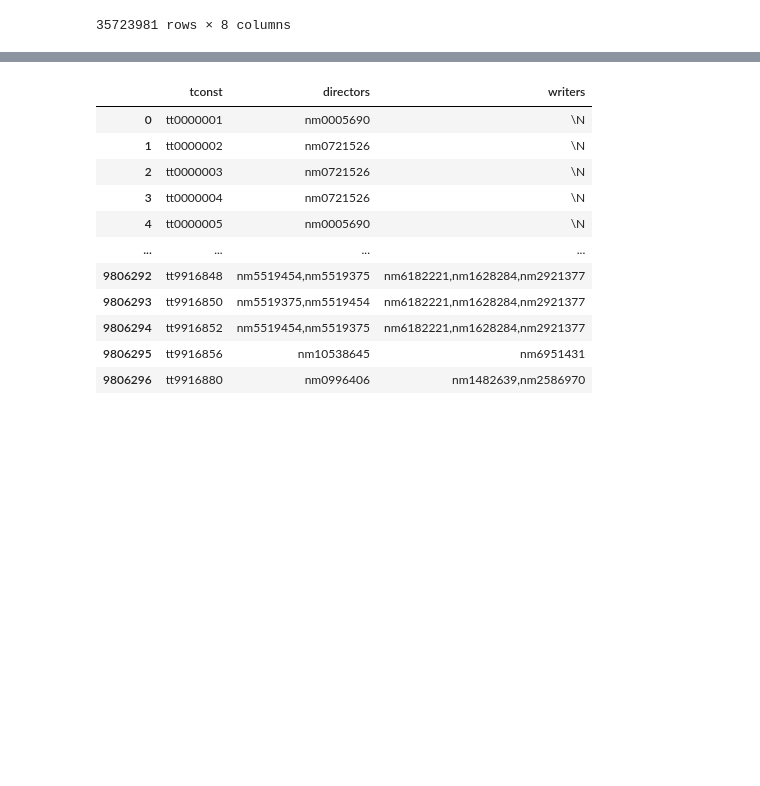
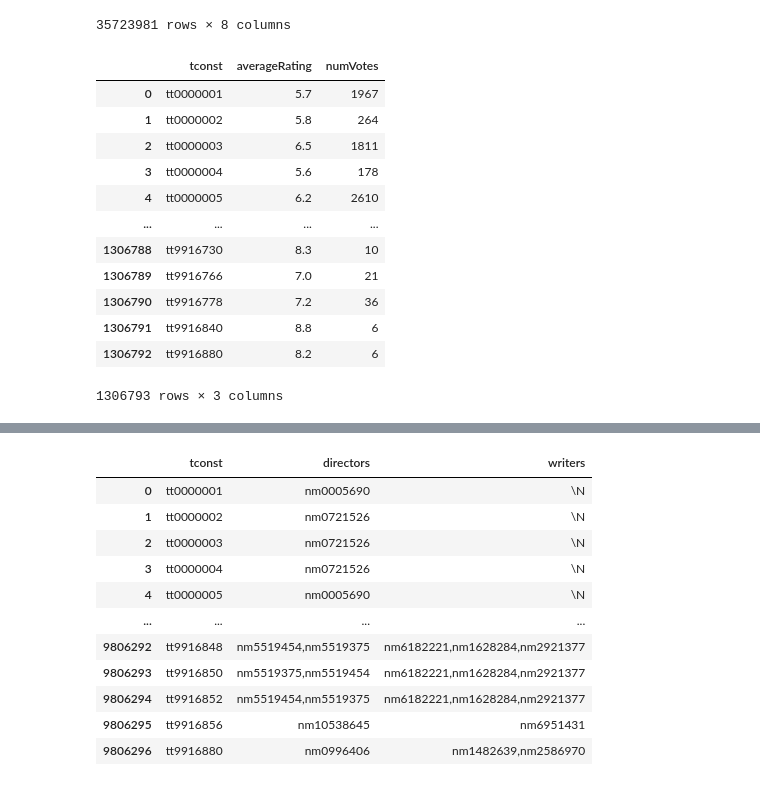
Before and after one commit to RuiVelho/My-movie-review-prediction, a Jupyter notebook: Discover.ipynb, the cells around one changed output, grey strips where cells are left out. Saved outputs shown, nothing was run; the diff lists cells and outputs as text; code cells hidden in the pictures; blank space fills up the shorter version.

```diff
--- a/Discover.ipynb
+++ b/Discover.ipynb
@@ -56,6 +43,24 @@ title_df
 | 35723979 | tt9916856 | 1 | The Wind | DE | \N | imdbDisplay | \N | 0 |
 | 35723980 | tt9916856 | 2 | The Wind | \N | \N | original | \N | 1 |
 35723981 rows × 8 columns
+# %%
+link7='https://datasets.imdbws.com/title.ratings.tsv.gz'      #check
+title_df7=pd.read_csv(link7, sep="\t", compression='gzip')
+title_df7
+# %% [output]
+|  | tconst | averageRating | numVotes |
+| 0 | tt0000001 | 5.7 | 1967 |
+| 1 | tt0000002 | 5.8 | 264 |
+| 2 | tt0000003 | 6.5 | 1811 |
+| 3 | tt0000004 | 5.6 | 178 |
+| 4 | tt0000005 | 6.2 | 2610 |
+| ... | ... | ... | ... |
+| 1306788 | tt9916730 | 8.3 | 10 |
+| 1306789 | tt9916766 | 7.0 | 21 |
+| 1306790 | tt9916778 | 7.2 | 36 |
+| 1306791 | tt9916840 | 8.8 | 6 |
+| 1306792 | tt9916880 | 8.2 | 6 |
+1306793 rows × 3 columns
 # %%
 link3='https://datasets.imdbws.com/title.basics.tsv.gz'    #Check
 title_df3=pd.read_csv(link3, sep="\t", compression='gzip')
```
Also changed, not shown: parts of 9 cells of this notebook, 3 other files.
